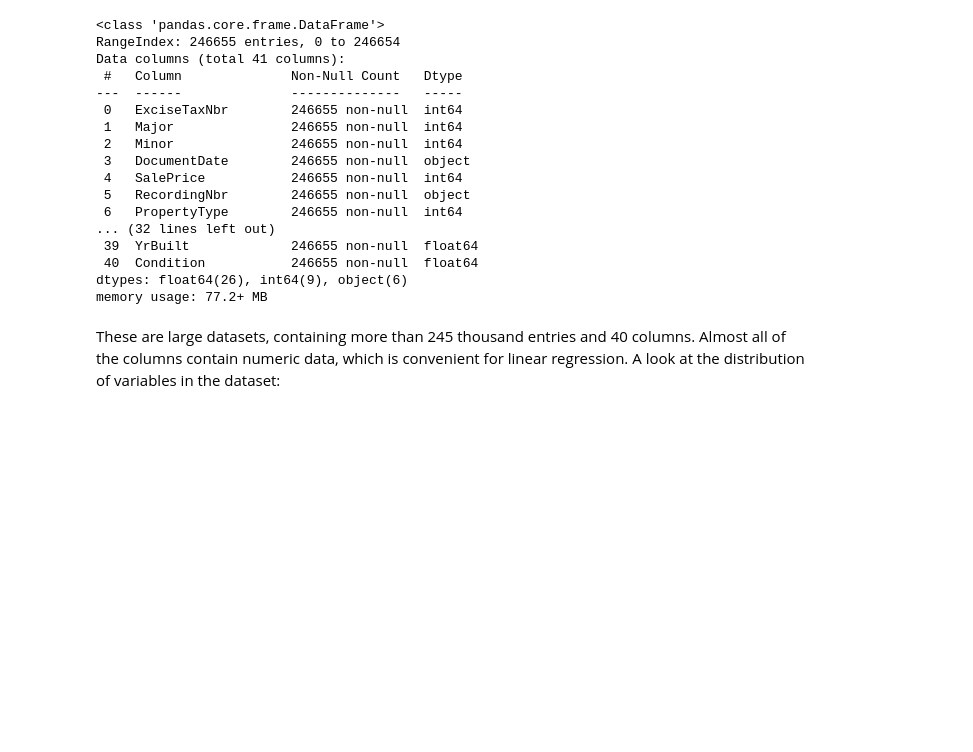
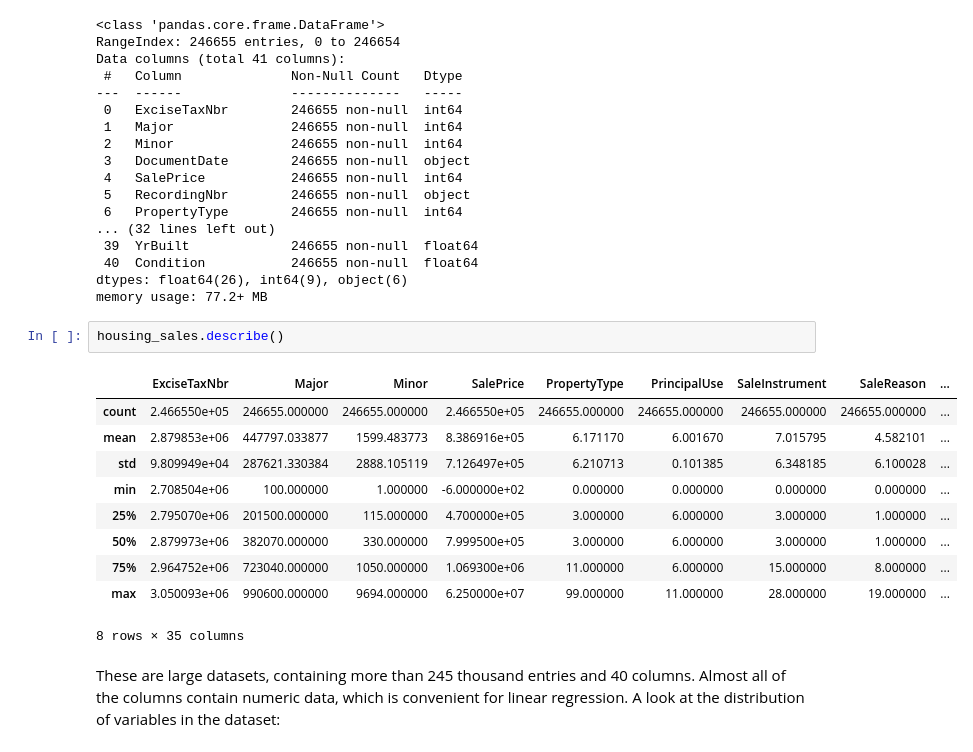
Before and after one commit to samtuleen/King-County-Home-Price-Predictors, a Jupyter notebook: notebooks/report/Valuable Home Improvement Projects - Predictive Analysis.ipynb, the cells around one changed output. Cells and saved outputs as stored; diff of their text form; blank space fills up the shorter version.

```diff
--- a/notebooks/report/Valuable Home Improvement Projects - Predictive Analysis.ipynb
+++ b/notebooks/report/Valuable Home Improvement Projects - Predictive Analysis.ipynb
@@ -60,6 +60,19 @@ Data columns (total 41 columns):
  40  Condition           246655 non-null  float64
 dtypes: float64(26), int64(9), object(6)
 memory usage: 77.2+ MB
+# %%
+housing_sales.describe()
+# %% [output]
+|  | ExciseTaxNbr | Major | Minor | SalePrice | PropertyType | PrincipalUse | SaleInstrument | SaleReason | ... |
+| count | 2.466550e+05 | 246655.000000 | 246655.000000 | 2.466550e+05 | 246655.000000 | 246655.000000 | 246655.000000 | 246655.000000 | ... |
+| mean | 2.879853e+06 | 447797.033877 | 1599.483773 | 8.386916e+05 | 6.171170 | 6.001670 | 7.015795 | 4.582101 | ... |
+| std | 9.809949e+04 | 287621.330384 | 2888.105119 | 7.126497e+05 | 6.210713 | 0.101385 | 6.348185 | 6.100028 | ... |
+| min | 2.708504e+06 | 100.000000 | 1.000000 | -6.000000e+02 | 0.000000 | 0.000000 | 0.000000 | 0.000000 | ... |
+| 25% | 2.795070e+06 | 201500.000000 | 115.000000 | 4.700000e+05 | 3.000000 | 6.000000 | 3.000000 | 1.000000 | ... |
+| 50% | 2.879973e+06 | 382070.000000 | 330.000000 | 7.999500e+05 | 3.000000 | 6.000000 | 3.000000 | 1.000000 | ... |
+| 75% | 2.964752e+06 | 723040.000000 | 1050.000000 | 1.069300e+06 | 11.000000 | 6.000000 | 15.000000 | 8.000000 | ... |
+| max | 3.050093e+06 | 990600.000000 | 9694.000000 | 6.250000e+07 | 99.000000 | 11.000000 | 28.000000 | 19.000000 | ... |
+8 rows × 35 columns
 # %% [markdown]
 These are large datasets, containing more than 245 thousand entries and 40 columns. Almost all of the columns contain numeric data, which is convenient for linear regression. A look at the distribution of variables in the dataset:
 # %%
```
Also changed, not shown: parts of 4 cells of this notebook.
